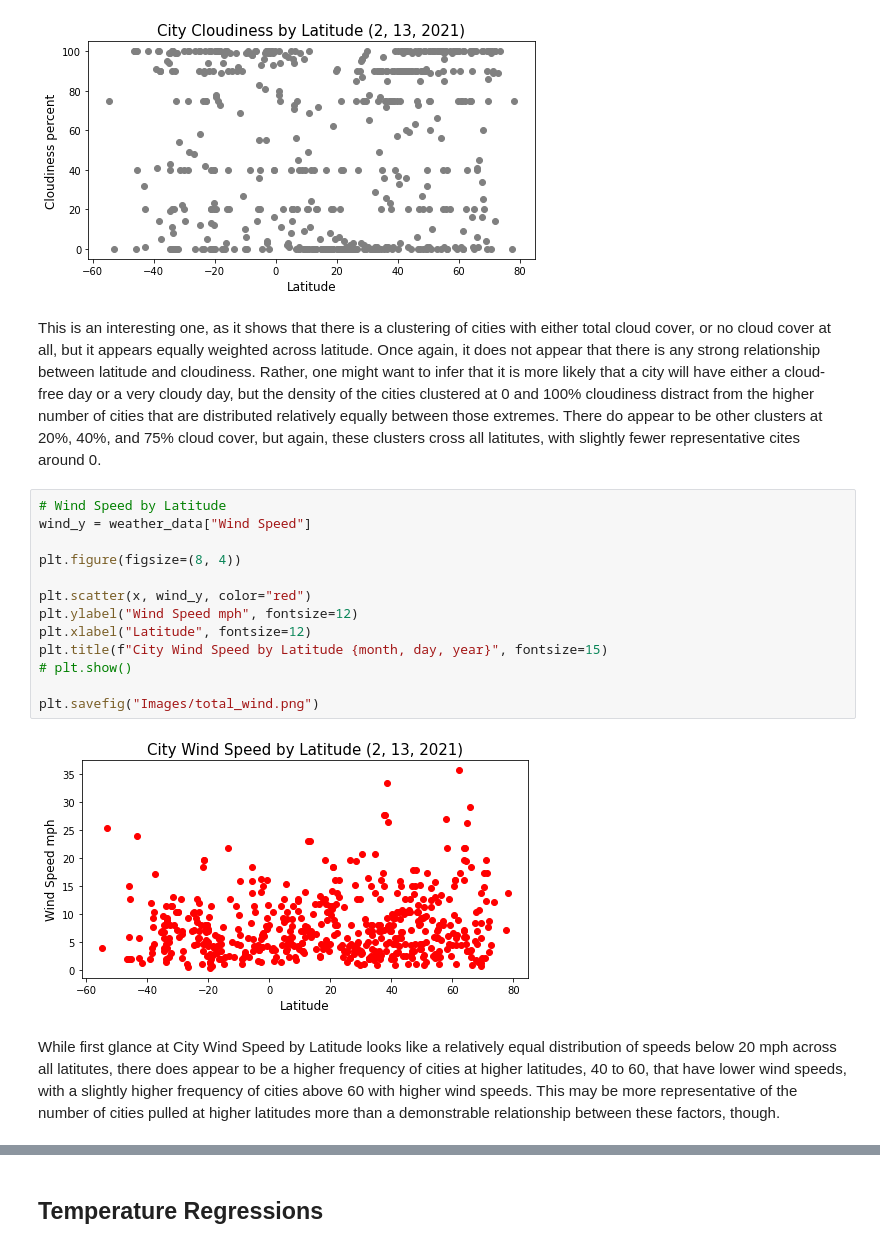
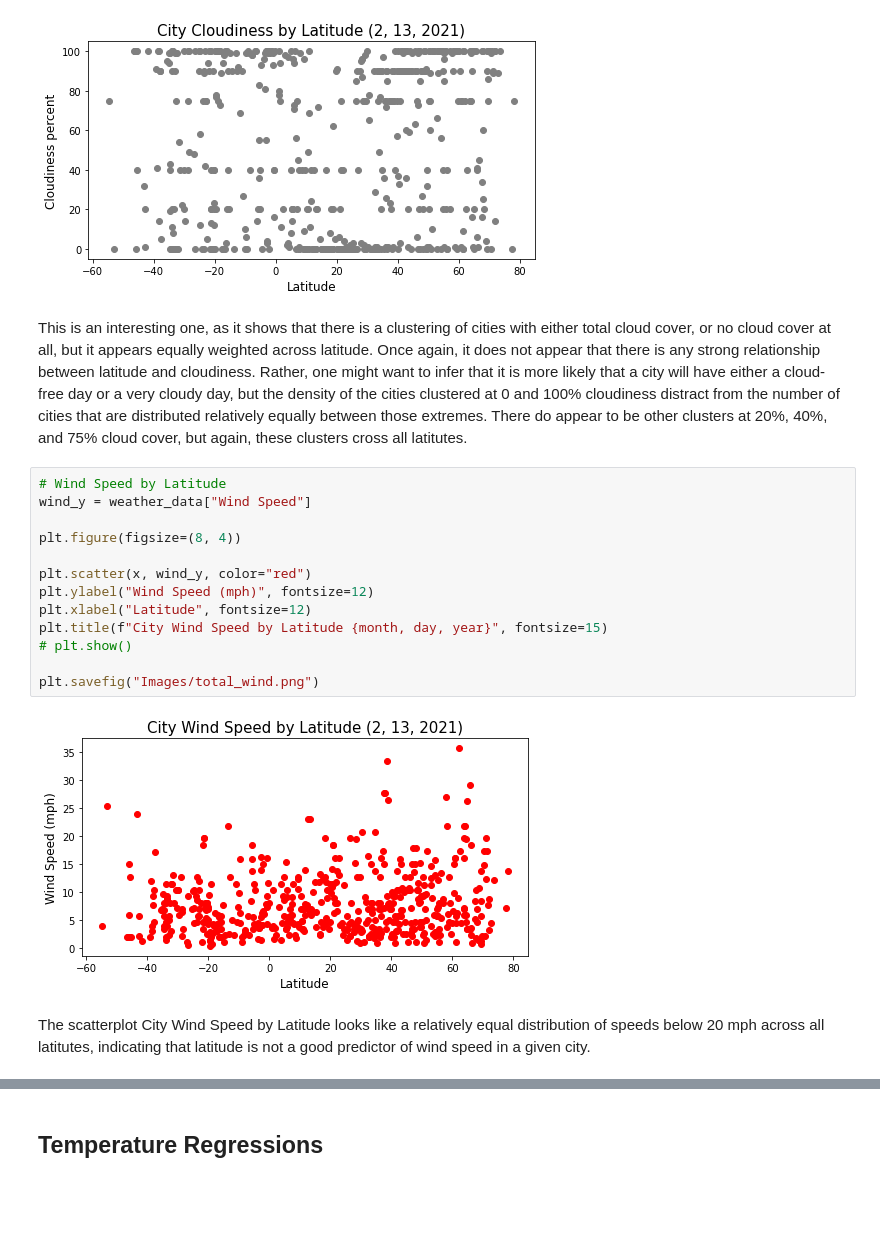
Before and after one commit to mel-c-lowe/Python-API-Challenge, a Jupyter notebook: WeatherPy/WeatherPy.ipynb, the cells around one changed output, grey strips where cells are left out. Cells and saved outputs as stored; diff of their text form; blank space fills up the shorter version.

```diff
--- a/WeatherPy/WeatherPy.ipynb
+++ b/WeatherPy/WeatherPy.ipynb
@@ -280,22 +279,22 @@ plt.savefig("Images/total_cloudiness.png")
 # %% [output]
 [figure]
 # %% [markdown]
-This is an interesting one, as it shows that there is a clustering of cities with either total cloud cover, or no cloud cover at all, but it appears equally weighted across latitude.  Once again, it does not appear that there is any strong relationship between latitude and cloudiness.  Rather, one might want to infer that it is more likely that a city will have either a cloud-free day or a very cloudy day, but the density of the cities clustered at 0 and 100% cloudiness distract from the higher number of cities that are distributed relatively equally between those extremes.  There do appear to be other clusters at 20%, 40%, and 75% cloud cover, but again, these clusters cross all latitutes, with slightly fewer representative cites around 0.
+This is an interesting one, as it shows that there is a clustering of cities with either total cloud cover, or no cloud cover at all, but it appears equally weighted across latitude.  Once again, it does not appear that there is any strong relationship between latitude and cloudiness.  Rather, one might want to infer that it is more likely that a city will have either a cloud-free day or a very cloudy day, but the density of the cities clustered at 0 and 100% cloudiness distract from the number of cities that are distributed relatively equally between those extremes.  There do appear to be other clusters at 20%, 40%, and 75% cloud cover, but again, these clusters cross all latitutes.
 # %%
 # Wind Speed by Latitude
 wind_y = weather_data["Wind Speed"]
 
 plt.figure(figsize=(8, 4))
 
 plt.scatter(x, wind_y, color="red")
-plt.ylabel("Wind Speed mph", fontsize=12)
+plt.ylabel("Wind Speed (mph)", fontsize=12)
 plt.xlabel("Latitude", fontsize=12)
 plt.title(f"City Wind Speed by Latitude {month, day, year}", fontsize=15)
 # plt.show()
 
 plt.savefig("Images/total_wind.png")
 # %% [output]
-[figure, old version]
+[figure, new version]
-# %% [markdown]
-While first glance at City Wind Speed by Latitude looks like a relatively equal distribution of speeds below 20 mph across all latitutes, there does appear to be a higher frequency of cities at higher latitudes, 40 to 60, that have lower wind speeds, with a slightly higher frequency of cities above 60 with higher wind speeds.  This may be more representative of the number of cities pulled at higher latitudes more than a demonstrable relationship between these factors, though.
+# %% [markdown]
+The scatterplot City Wind Speed by Latitude looks like a relatively equal distribution of speeds below 20 mph across all latitutes, indicating that latitude is not a good predictor of wind speed in a given city.
 # %%
```
Also changed, not shown: parts of 20 cells of this notebook, 3 other files.
